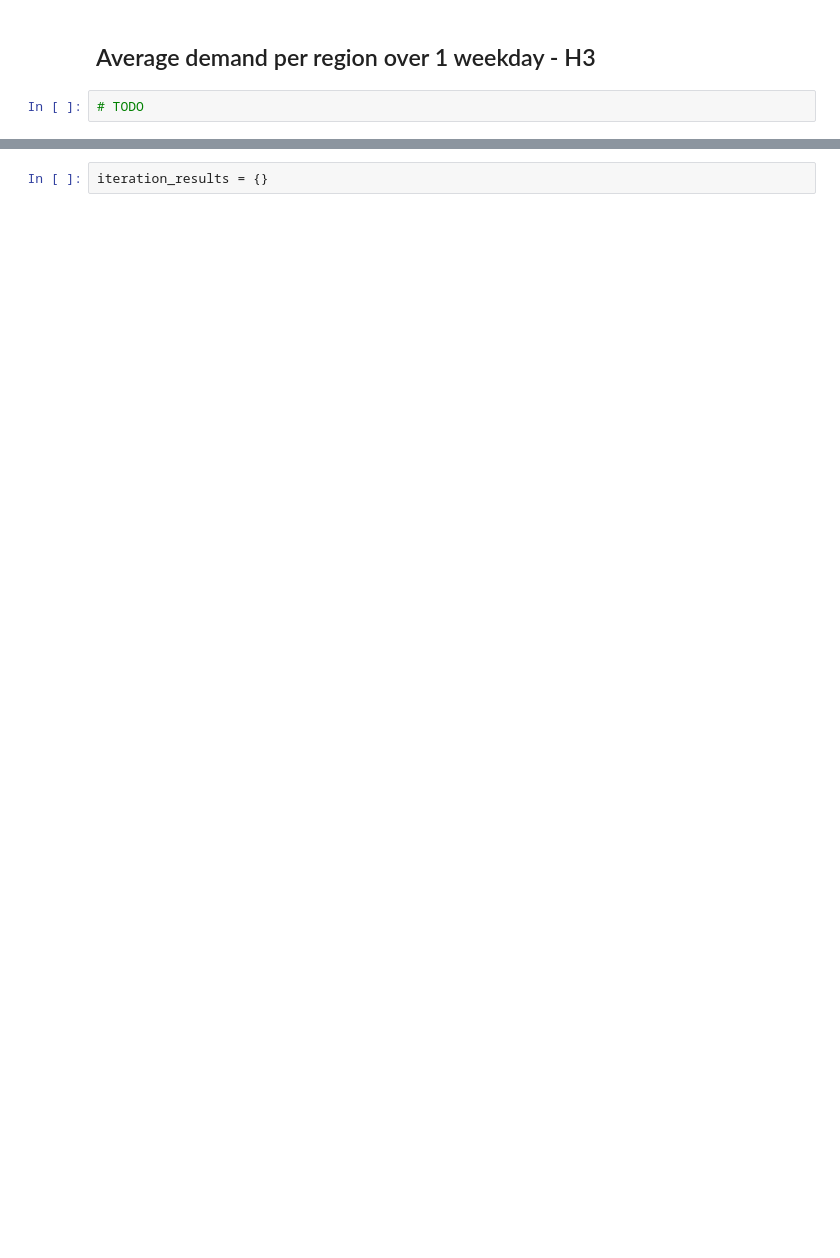
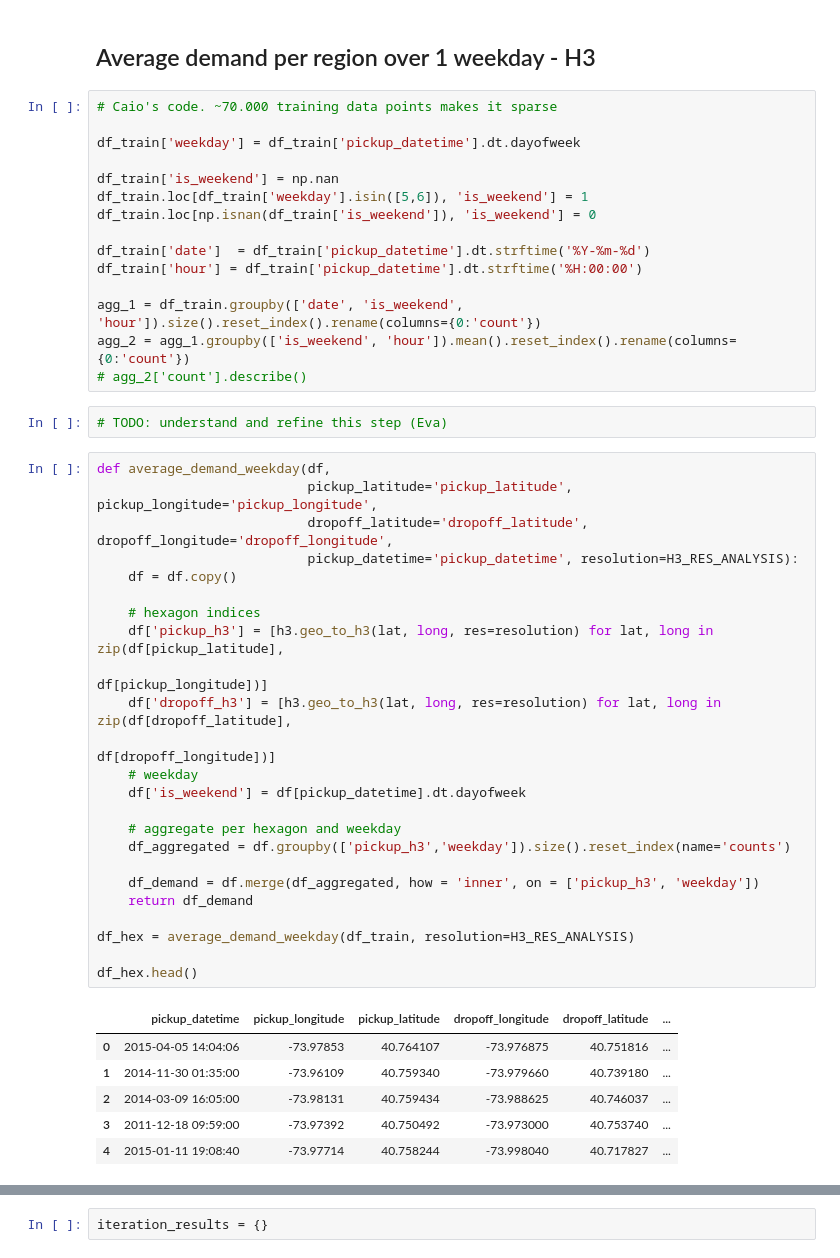
Before and after one commit to caiomiyashiro/geospatial_data_analysis, a Jupyter notebook: AMLD-2020/AMLD_2020.ipynb, the cells around one changed output, grey strips where cells are left out. Saved outputs shown, nothing was run; the diff lists cells and outputs as text; blank space fills up the shorter version.

```diff
--- a/AMLD-2020/AMLD_2020.ipynb
+++ b/AMLD-2020/AMLD_2020.ipynb
@@ -266,4 +278,50 @@ Name: fare_amount, dtype: float64
 # %% [markdown]
 ## Average demand per region over 1 weekday - H3
-# %%
-# TODO
+# %%
+# Caio's code. ~70.000 training data points makes it sparse
+
+df_train['weekday'] = df_train['pickup_datetime'].dt.dayofweek
+
+df_train['is_weekend'] = np.nan
+df_train.loc[df_train['weekday'].isin([5,6]), 'is_weekend'] = 1
+df_train.loc[np.isnan(df_train['is_weekend']), 'is_weekend'] = 0
+
+df_train['date']  = df_train['pickup_datetime'].dt.strftime('%Y-%m-%d')
+df_train['hour'] = df_train['pickup_datetime'].dt.strftime('%H:00:00')
+
+agg_1 = df_train.groupby(['date', 'is_weekend', 'hour']).size().reset_index().rename(columns={0:'count'})
+agg_2 = agg_1.groupby(['is_weekend', 'hour']).mean().reset_index().rename(columns={0:'count'})
+# agg_2['count'].describe()
+# %%
+# TODO: understand and refine this step (Eva)
+# %%
+def average_demand_weekday(df,
+                           pickup_latitude='pickup_latitude', pickup_longitude='pickup_longitude',
+                           dropoff_latitude='dropoff_latitude', dropoff_longitude='dropoff_longitude',
+                           pickup_datetime='pickup_datetime', resolution=H3_RES_ANALYSIS):
+    df = df.copy()
+
+    # hexagon indices
+    df['pickup_h3'] = [h3.geo_to_h3(lat, long, res=resolution) for lat, long in zip(df[pickup_latitude],
+                                                                                    df[pickup_longitude])]
+    df['dropoff_h3'] = [h3.geo_to_h3(lat, long, res=resolution) for lat, long in zip(df[dropoff_latitude],
+                                                                                    df[dropoff_longitude])]
+    # weekday
+    df['is_weekend'] = df[pickup_datetime].dt.dayofweek
+
+    # aggregate per hexagon and weekday
+    df_aggregated = df.groupby(['pickup_h3','weekday']).size().reset_index(name='counts')
+
+    df_demand = df.merge(df_aggregated, how = 'inner', on = ['pickup_h3', 'weekday'])
+    return df_demand
+
+df_hex = average_demand_weekday(df_train, resolution=H3_RES_ANALYSIS)
+
+df_hex.head()
+# %% [output]
+|  | pickup_datetime | pickup_longitude | pickup_latitude | dropoff_longitude | dropoff_latitude | ... |
+| 0 | 2015-04-05 14:04:06 | -73.97853 | 40.764107 | -73.976875 | 40.751816 | ... |
+| 1 | 2014-11-30 01:35:00 | -73.96109 | 40.759340 | -73.979660 | 40.739180 | ... |
+| 2 | 2014-03-09 16:05:00 | -73.98131 | 40.759434 | -73.988625 | 40.746037 | ... |
+| 3 | 2011-12-18 09:59:00 | -73.97392 | 40.750492 | -73.973000 | 40.753740 | ... |
+| 4 | 2015-01-11 19:08:40 | -73.97714 | 40.758244 | -73.998040 | 40.717827 | ... |
```
Also changed, not shown: parts of 22 cells of this notebook, 3 other files.
